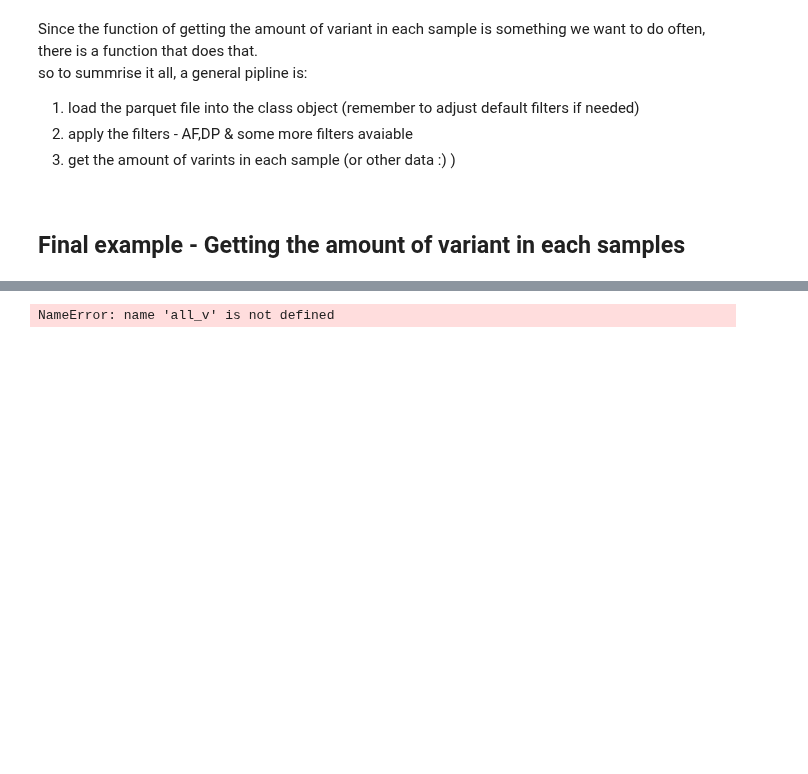
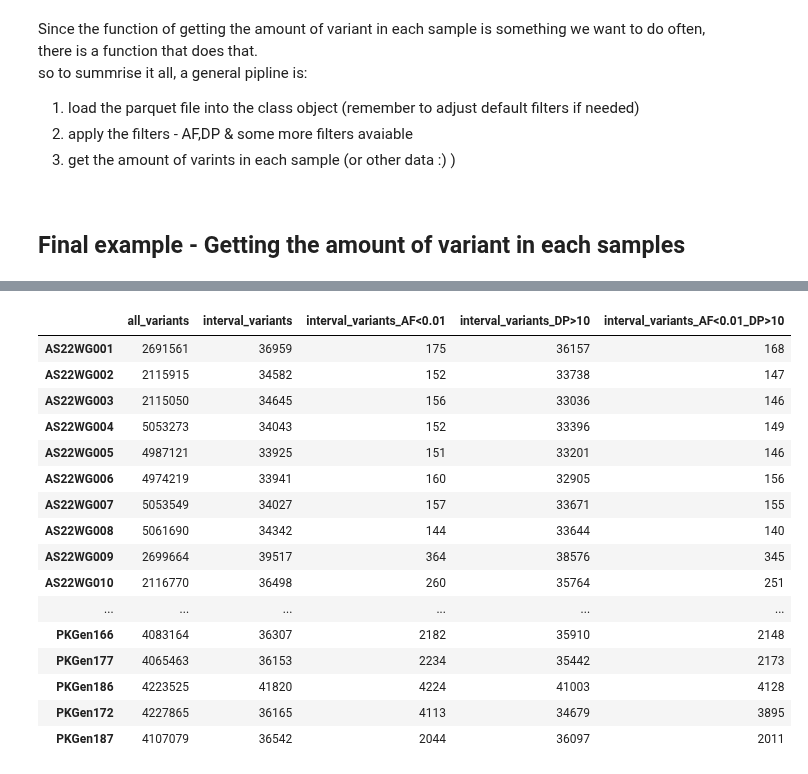
Before and after one commit to Toozig/gnomAD_df_class, a Jupyter notebook: sample_variant_count.ipynb, the cells around one changed output, grey strips where cells are left out. Drawn from its saved outputs; the diff is of its cells as text; code cells hidden in the pictures; blank space fills up the shorter version.

```diff
--- a/sample_variant_count.ipynb
+++ b/sample_variant_count.ipynb
@@ -706,10 +326,28 @@ the amount of variants each sample have in the hATAC interval -
 # %%
-count_df = pd.concat([all_v, only_interval,af_v, dp_v,both_v], axis=1)
-order = ["AS22WG001","AS22WG002","AS22WG003","AS22WG004","AS22WG005","AS22WG006","AS22WG007","AS22WG008","AS22WG009","AS22WG010","AS22WG011","AS22WG012","AS22WG013","AS22WG014","AS22WG015","AS22WG016","AS22WG017","AS22WG018","AS22WG019","AS22WG020","AS22WG021","AS22WG022","AS22WG023","AS22WG024"]
-count_df = count_df.iloc[[count_df.index.tolist().index(i) for i in order] + [i for i in count_df.index.tolist() if i.startswith('P')]]
+# count_df = pd.concat([all_v, only_interval,af_v, dp_v,both_v], axis=1)
+order = ["AS22WG001","AS22WG002","AS22WG003","AS22WG004","AS22WG005","AS22WG006","AS22WG007","AS22WG008","AS22WG009",
+         "AS22WG010","AS22WG011","AS22WG012","AS22WG013","AS22WG014","AS22WG015","AS22WG016","AS22WG017","AS22WG018",
+         "AS22WG019","AS22WG020","AS22WG021","AS22WG022","AS22WG023", "AS22WG024"] + [i for i in count_df.index.tolist() if i.startswith('P')]
+count_df = count_df.loc[order,:]
 display(count_df)
 # %% [output]
-NameError: name 'all_v' is not defined
+|  | all_variants | interval_variants | interval_variants_AF<0.01 | interval_variants_DP>10 | interval_variants_AF<0.01_DP>10 |
+| AS22WG001 | 2691561 | 36959 | 175 | 36157 | 168 |
+| AS22WG002 | 2115915 | 34582 | 152 | 33738 | 147 |
+| AS22WG003 | 2115050 | 34645 | 156 | 33036 | 146 |
+| AS22WG004 | 5053273 | 34043 | 152 | 33396 | 149 |
+| AS22WG005 | 4987121 | 33925 | 151 | 33201 | 146 |
+| AS22WG006 | 4974219 | 33941 | 160 | 32905 | 156 |
+| AS22WG007 | 5053549 | 34027 | 157 | 33671 | 155 |
+| AS22WG008 | 5061690 | 34342 | 144 | 33644 | 140 |
+| AS22WG009 | 2699664 | 39517 | 364 | 38576 | 345 |
+| AS22WG010 | 2116770 | 36498 | 260 | 35764 | 251 |
+| ... | ... | ... | ... | ... | ... |
+| PKGen166 | 4083164 | 36307 | 2182 | 35910 | 2148 |
+| PKGen177 | 4065463 | 36153 | 2234 | 35442 | 2173 |
+| PKGen186 | 4223525 | 41820 | 4224 | 41003 | 4128 |
+| PKGen172 | 4227865 | 36165 | 4113 | 34679 | 3895 |
+| PKGen187 | 4107079 | 36542 | 2044 | 36097 | 2011 |
 # %%
 count_df['all_variants'].plot.bar()
 # %% [output]
```
Also changed, not shown: parts of 15 cells of this notebook, 2 other files.
